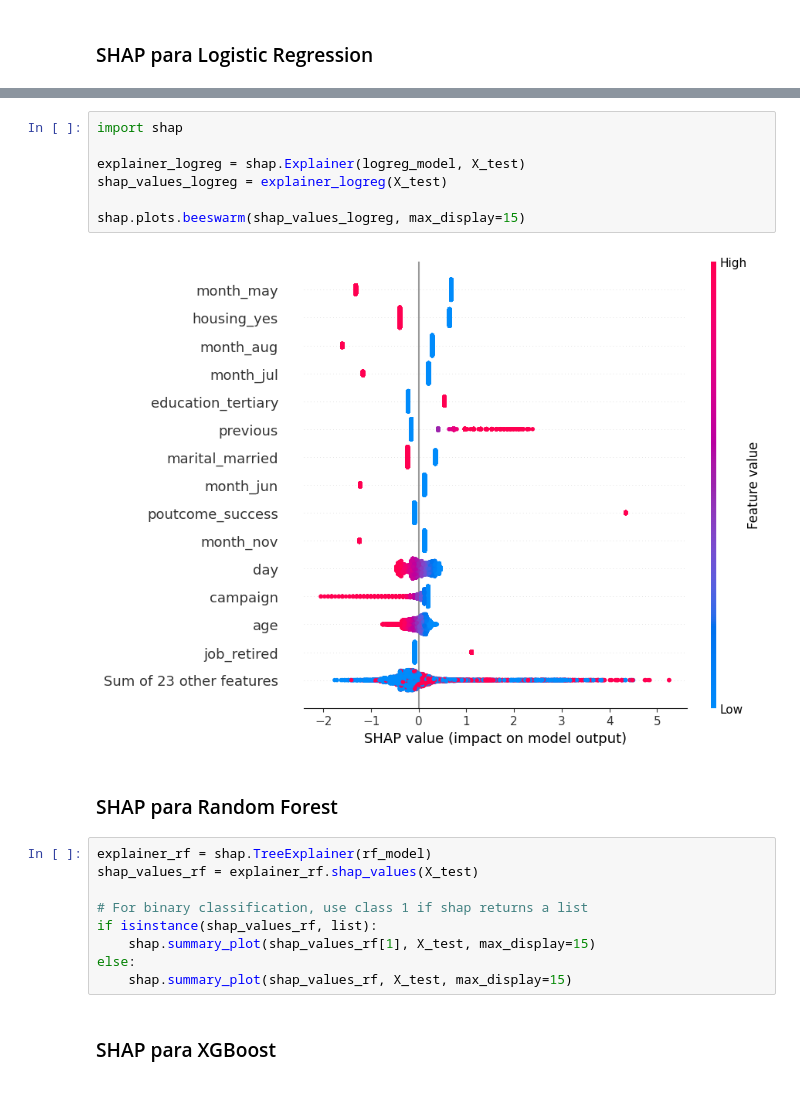
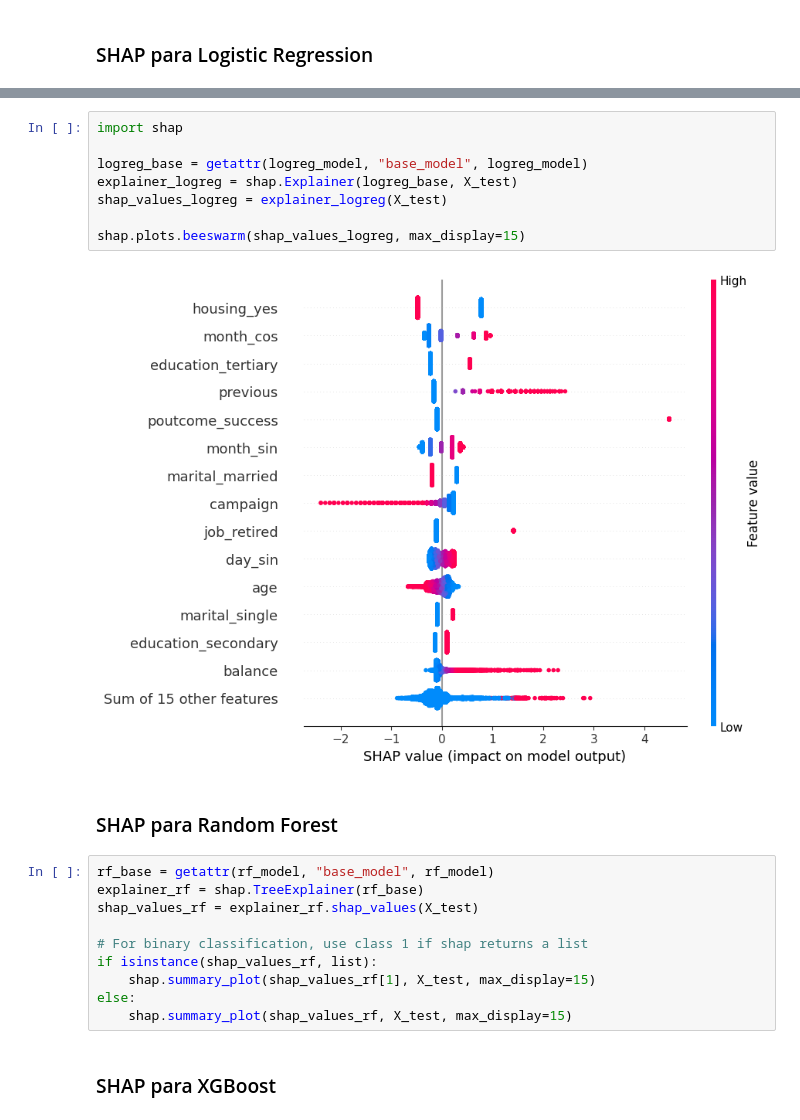
Before and after one commit to MiguelGaspar01/hackaton-NTT, a Jupyter notebook: Evaluation.ipynb, the cells around one changed output, grey strips where cells are left out. Cells and saved outputs as stored; diff of their text form.

```diff
--- a/Evaluation.ipynb
+++ b/Evaluation.ipynb
@@ -355,16 +550,18 @@ Checked 1 package in 18ms
 # %%
 import shap
 
-explainer_logreg = shap.Explainer(logreg_model, X_test)
+logreg_base = getattr(logreg_model, "base_model", logreg_model)
+explainer_logreg = shap.Explainer(logreg_base, X_test)
 shap_values_logreg = explainer_logreg(X_test)
 
 shap.plots.beeswarm(shap_values_logreg, max_display=15)
 # %% [output]
-[figure, old version]
+[figure, new version]
 # %% [markdown]
 ### SHAP para Random Forest
 # %%
-explainer_rf = shap.TreeExplainer(rf_model)
+rf_base = getattr(rf_model, "base_model", rf_model)
+explainer_rf = shap.TreeExplainer(rf_base)
 shap_values_rf = explainer_rf.shap_values(X_test)
 
 # For binary classification, use class 1 if shap returns a list
```
Also changed, not shown: parts of 22 cells of this notebook, 5 other files.
